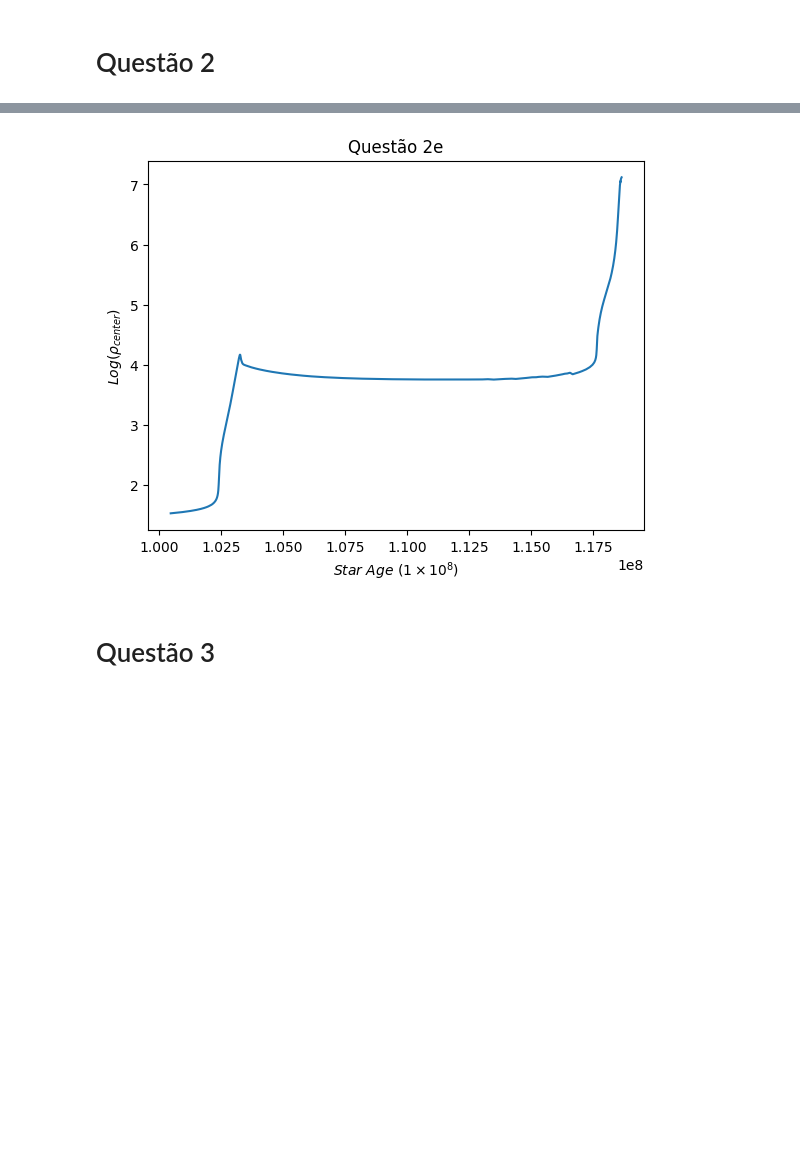
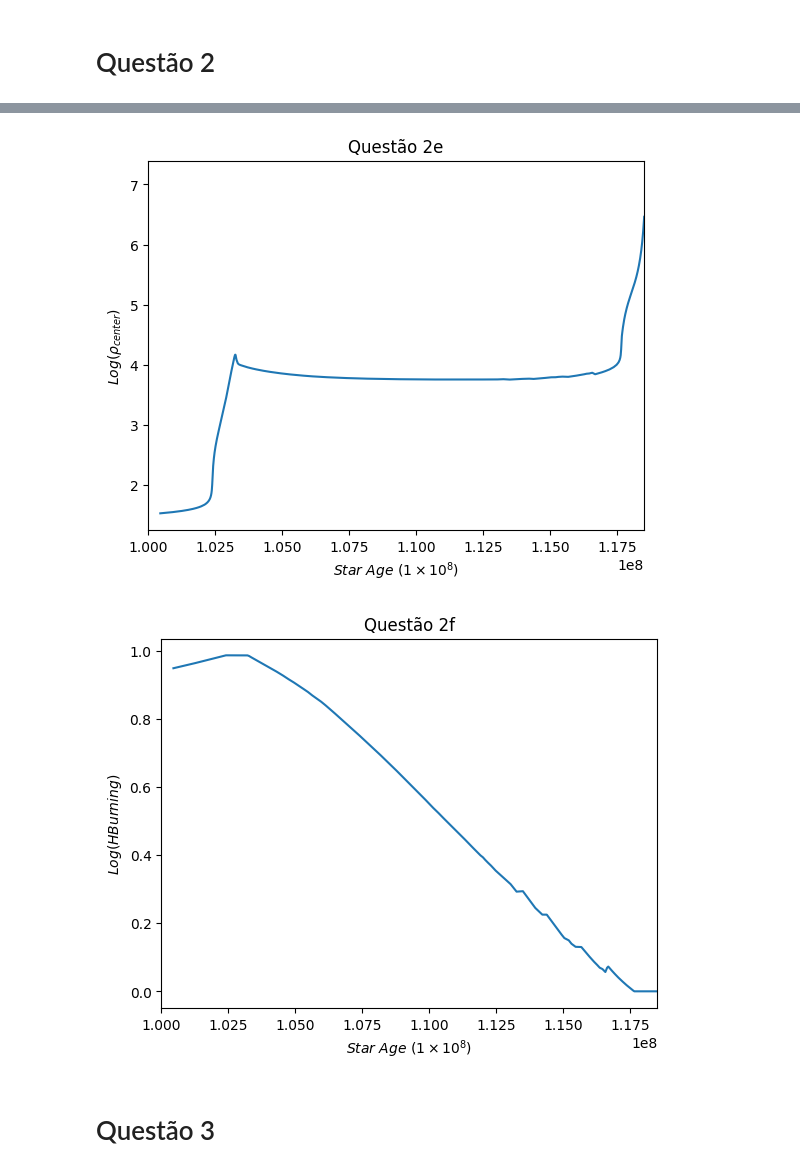
Before and after one commit to VicSanNun/CurvasEvolucaoEstelar, a Jupyter notebook: CurvasEvolucaoEstelar.ipynb, the cells around one changed output, grey strips where cells are left out. Cells and saved outputs as stored; diff of their text form; code cells hidden in the pictures; blank space fills up the shorter version.

```diff
--- a/CurvasEvolucaoEstelar.ipynb
+++ b/CurvasEvolucaoEstelar.ipynb
@@ -342,13 +378,42 @@ ax.plot(Mass5[0], Mass5[1])
 
 ax.set(xlabel=r'$Star \ Age \ (1 \times 10^{8})$', ylabel=r'$Log(\rho_{center})$', title="Questão 2e")
 
+plt.xlim(1E8,1.185E8)
 
-if (os.path.exists("questao_2e.png") == False):
-    fig.savefig("questao_2e")
+# if (os.path.exists("questao_2e.png") == False):
+#     fig.savefig("questao_2e")
+
+fig.savefig("questao_2e")
 
 plt.show()
 # %% [output]
-[figure, old version]
+[figure, new version]
+# %%
+import os
+import pandas as pd
+import matplotlib.pyplot as plt
+import numpy as np
+
+exData = ExtractData()
+
+Mass5 = exData.extractStarAge_And_StarMass('EvoTrack5_.txt')
+
+#Plotando
+fig, ax = plt.subplots()
+ax.plot(Mass5[0], Mass5[1])
+
+ax.set(xlabel=r'$Star \ Age \ (1 \times 10^{8})$', ylabel=r'$Log(HBurning)$', title="Questão 2f")
+
+plt.xlim(1E8,1.185E8)
+
+# if (os.path.exists("questao_2e.png") == False):
+#     fig.savefig("questao_2e")
+
+fig.savefig("questao_2f")
+
+plt.show()
+# %% [output]
+[figure, added]
 # %% [markdown]
 # Questão 3
 # %%
```
Also changed, not shown: parts of 9 cells of this notebook, 17 other files.
